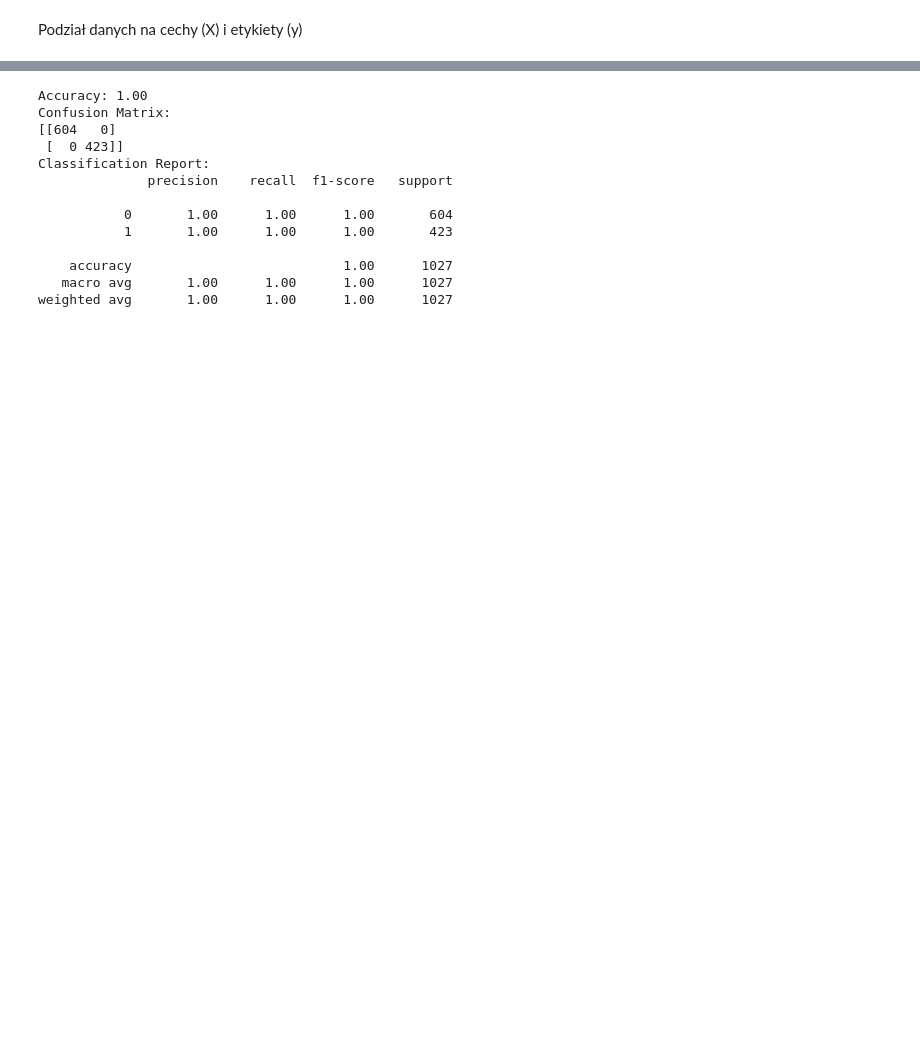
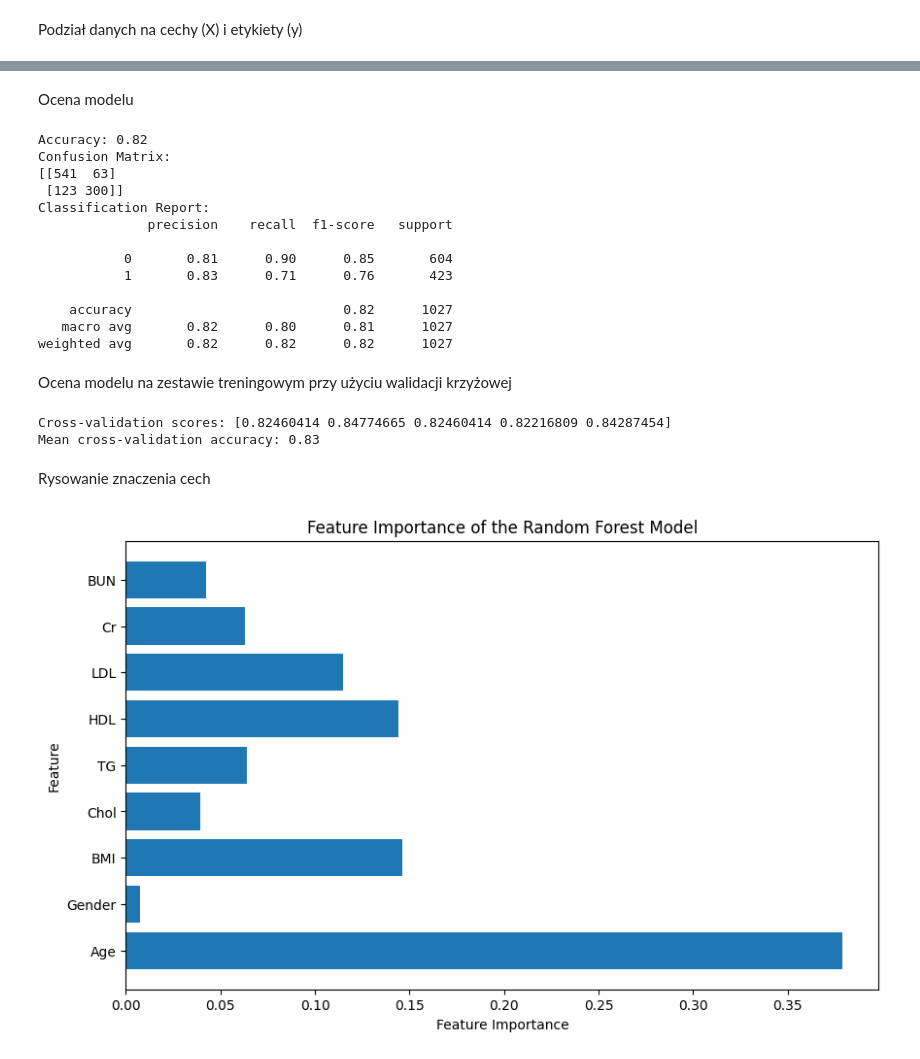
Before and after one commit to kasiaurbanska/UM_health_test_by_blood, a Jupyter notebook: health_test.ipynb, the cells around one changed output, grey strips where cells are left out. Drawn from its saved outputs; the diff is of its cells as text; code cells hidden in the pictures; blank space fills up the shorter version.

```diff
--- a/health_test.ipynb
+++ b/health_test.ipynb
@@ -47,4 +39,2 @@ X_train, X_test, y_train, y_test = train_test_split(X, y, test_size=0.2, random_
 # %%
-clf = DecisionTreeClassifier(random_state=42)
-
-clf.fit(X_train, y_train)
+clf = RandomForestClassifier(random_state=42)
@@ -52,0 +43,7 @@ DecisionTreeClassifier(random_state=42)
+# %%
+param_grid = {
+    'n_estimators': [50, 100, 200],
+    'max_features': ['auto', 'sqrt', 'log2'],
+    'max_depth': [4, 6, 8, 10, 12],
+    'criterion': ['gini', 'entropy']
+}
@@ -52,0 +52,2 @@ DecisionTreeClassifier(random_state=42)
+# %%
+grid_search = GridSearchCV(estimator=clf, param_grid=param_grid, cv=5, scoring='accuracy', n_jobs=-1)
@@ -52,0 +56,2 @@ DecisionTreeClassifier(random_state=42)
+# %%
+grid_search.fit(X_train, y_train)
@@ -53,6 +92,6 @@ DecisionTreeClassifier(random_state=42)
+# %% [markdown]
+Ocena modelu
 # %%
-y_pred = clf.predict(X_test)
-
 accuracy = accuracy_score(y_test, y_pred)
 print(f'Accuracy: {accuracy:.2f}')
 
@@ -64,16 +103,37 @@ class_report = classification_report(y_test, y_pred)
 print('Classification Report:')
 print(class_report)
 # %% [output]
-Accuracy: 1.00
+Accuracy: 0.82
 Confusion Matrix:
-[[604   0]
- [  0 423]]
+[[541  63]
+ [123 300]]
 Classification Report:
               precision    recall  f1-score   support
 
-           0       1.00      1.00      1.00       604
-           1       1.00      1.00      1.00       423
+           0       0.81      0.90      0.85       604
+           1       0.83      0.71      0.76       423
 
-    accuracy                           1.00      1027
-   macro avg       1.00      1.00      1.00      1027
-weighted avg       1.00      1.00      1.00      1027
+    accuracy                           0.82      1027
+   macro avg       0.82      0.80      0.81      1027
+weighted avg       0.82      0.82      0.82      1027
+# %% [markdown]
+Ocena modelu na zestawie treningowym przy użyciu walidacji krzyżowej
+# %%
+cross_val_scores = cross_val_score(grid_search.best_estimator_, X_train, y_train, cv=5)
+print(f'Cross-validation scores: {cross_val_scores}')
+print(f'Mean cross-validation accuracy: {cross_val_scores.mean():.2f}')
+# %% [output]
+Cross-validation scores: [0.82460414 0.84774665 0.82460414 0.82216809 0.84287454]
+Mean cross-validation accuracy: 0.83
+# %% [markdown]
+Rysowanie znaczenia cech
+# %%
+feature_importances = grid_search.best_estimator_.feature_importances_
+plt.figure(figsize=(10, 6))
+plt.barh(X.columns, feature_importances)
+plt.xlabel('Feature Importance')
+plt.ylabel('Feature')
+plt.title('Feature Importance of the Random Forest Model')
+plt.show()
+# %% [output]
+[figure, added]
```
Also changed, not shown: parts of 27 cells of this notebook.
